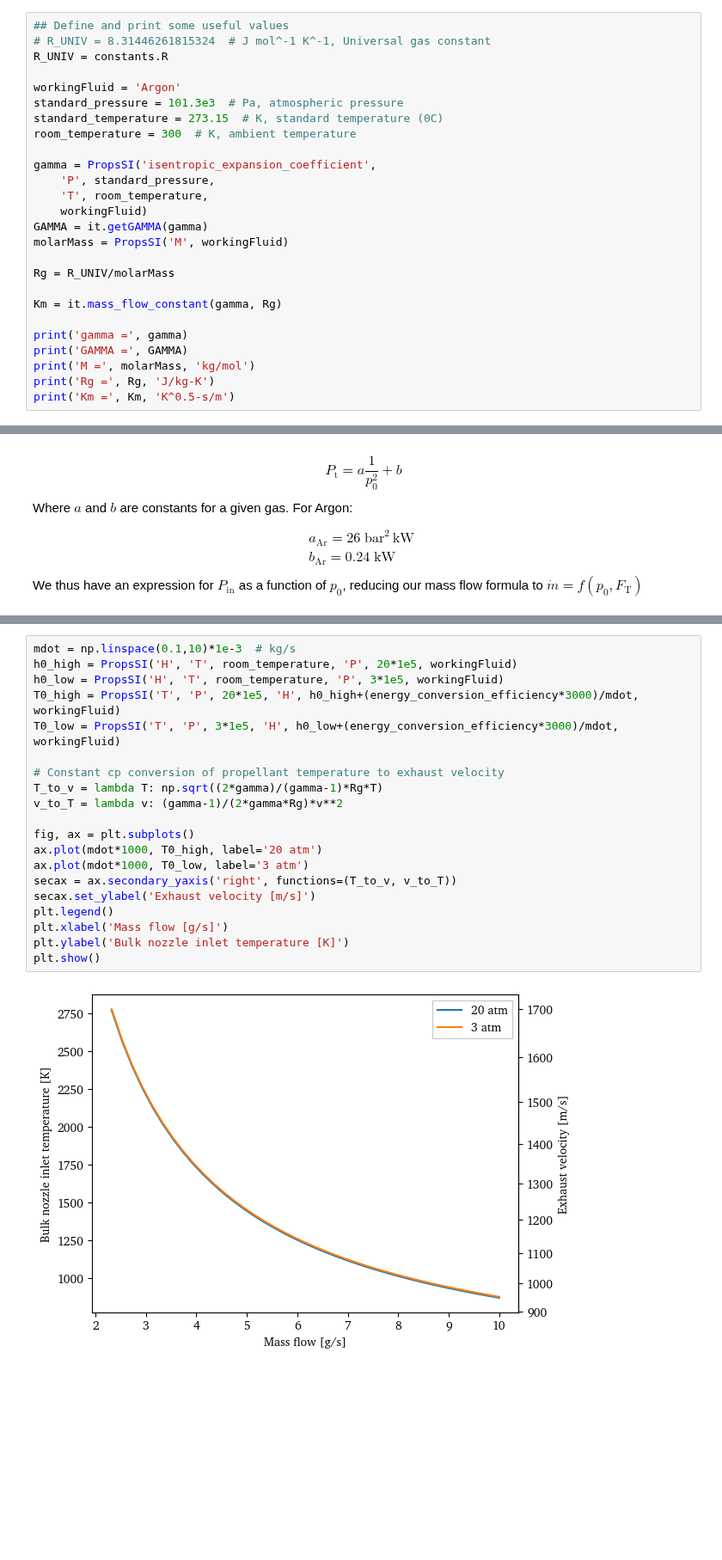
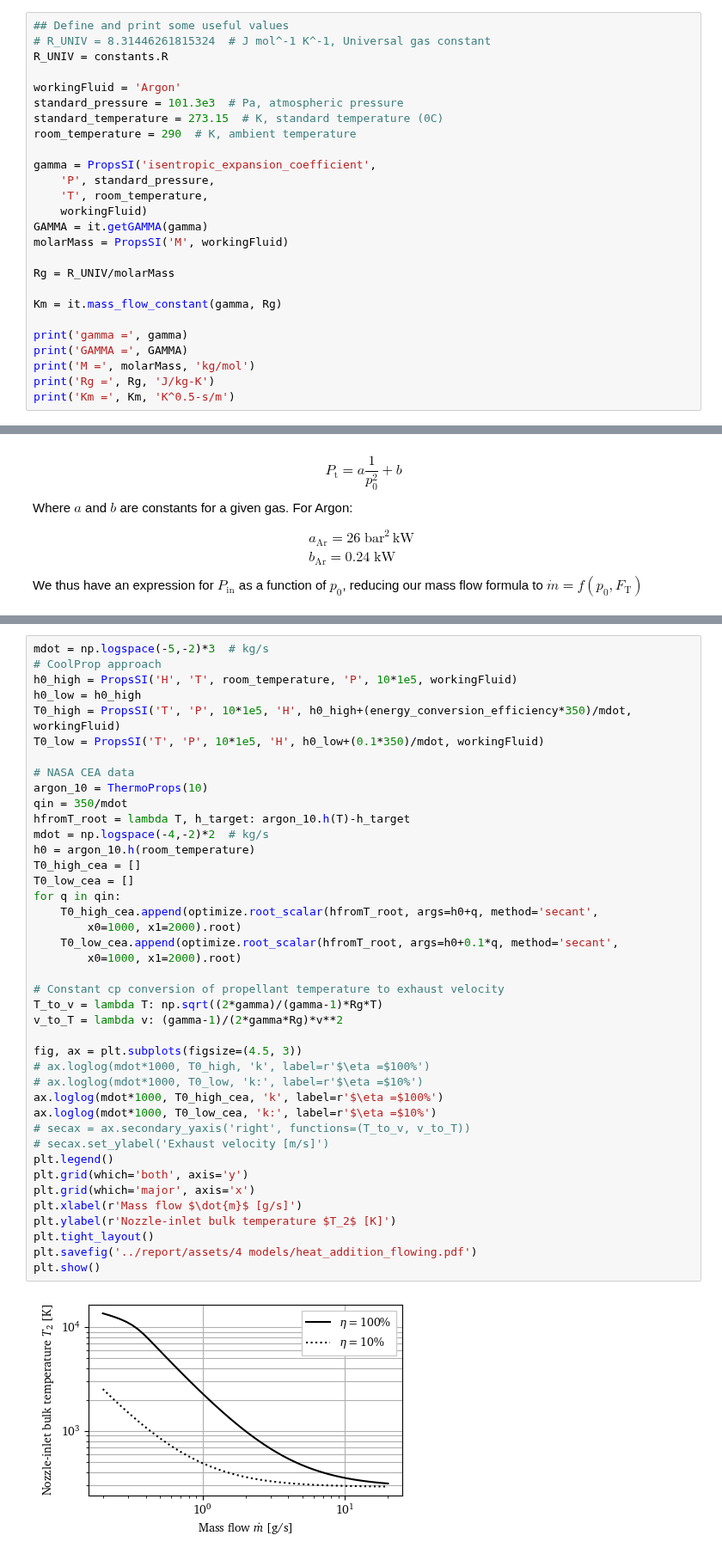
Before and after one commit to eeduplay/MScThesis, a Jupyter notebook: code/generalData.ipynb, the cells around one changed output, grey strips where cells are left out. Shown at 86% size. Drawn from its saved outputs; the diff is of its cells as text; blank space fills up the shorter version.

```diff
--- a/code/generalData.ipynb
+++ b/code/generalData.ipynb
@@ -22,7 +23,7 @@ R_UNIV = constants.R
 workingFluid = 'Argon'
 standard_pressure = 101.3e3  # Pa, atmospheric pressure
 standard_temperature = 273.15  # K, standard temperature (0C)
-room_temperature = 300  # K, ambient temperature
+room_temperature = 290  # K, ambient temperature
 
 gamma = PropsSI('isentropic_expansion_coefficient',
     'P', standard_pressure,
@@ -219,26 +220,47 @@ plt.tight_layout()
 <Figure size 640x480 with 0 Axes>
 # %%
-mdot = np.linspace(0.1,10)*1e-3  # kg/s
-h0_high = PropsSI('H', 'T', room_temperature, 'P', 20*1e5, workingFluid)
-h0_low = PropsSI('H', 'T', room_temperature, 'P', 3*1e5, workingFluid)
-T0_high = PropsSI('T', 'P', 20*1e5, 'H', h0_high+(energy_conversion_efficiency*3000)/mdot, workingFluid)
-T0_low = PropsSI('T', 'P', 3*1e5, 'H', h0_low+(energy_conversion_efficiency*3000)/mdot, workingFluid)
+mdot = np.logspace(-5,-2)*3  # kg/s
+# CoolProp approach
+h0_high = PropsSI('H', 'T', room_temperature, 'P', 10*1e5, workingFluid)
+h0_low = h0_high
+T0_high = PropsSI('T', 'P', 10*1e5, 'H', h0_high+(energy_conversion_efficiency*350)/mdot, workingFluid)
+T0_low = PropsSI('T', 'P', 10*1e5, 'H', h0_low+(0.1*350)/mdot, workingFluid)
+
+# NASA CEA data
+argon_10 = ThermoProps(10)
+qin = 350/mdot
+hfromT_root = lambda T, h_target: argon_10.h(T)-h_target
+mdot = np.logspace(-4,-2)*2  # kg/s
+h0 = argon_10.h(room_temperature)
+T0_high_cea = []
+T0_low_cea = []
+for q in qin:
+    T0_high_cea.append(optimize.root_scalar(hfromT_root, args=h0+q, method='secant',
+        x0=1000, x1=2000).root)
+    T0_low_cea.append(optimize.root_scalar(hfromT_root, args=h0+0.1*q, method='secant',
+        x0=1000, x1=2000).root)
 
 # Constant cp conversion of propellant temperature to exhaust velocity
 T_to_v = lambda T: np.sqrt((2*gamma)/(gamma-1)*Rg*T)
 v_to_T = lambda v: (gamma-1)/(2*gamma*Rg)*v**2
 
-fig, ax = plt.subplots()
-ax.plot(mdot*1000, T0_high, label='20 atm')
-ax.plot(mdot*1000, T0_low, label='3 atm')
-secax = ax.secondary_yaxis('right', functions=(T_to_v, v_to_T))
-secax.set_ylabel('Exhaust velocity [m/s]')
+fig, ax = plt.subplots(figsize=(4.5, 3))
+# ax.loglog(mdot*1000, T0_high, 'k', label=r'$\eta =$100%')
+# ax.loglog(mdot*1000, T0_low, 'k:', label=r'$\eta =$10%')
+ax.loglog(mdot*1000, T0_high_cea, 'k', label=r'$\eta =$100%')
+ax.loglog(mdot*1000, T0_low_cea, 'k:', label=r'$\eta =$10%')
+# secax = ax.secondary_yaxis('right', functions=(T_to_v, v_to_T))
+# secax.set_ylabel('Exhaust velocity [m/s]')
 plt.legend()
-plt.xlabel('Mass flow [g/s]')
-plt.ylabel('Bulk nozzle inlet temperature [K]')
+plt.grid(which='both', axis='y')
+plt.grid(which='major', axis='x')
+plt.xlabel(r'Mass flow $\dot{m}$ [g/s]')
+plt.ylabel(r'Nozzle-inlet bulk temperature $T_2$ [K]')
+plt.tight_layout()
+plt.savefig('../report/assets/4 models/heat_addition_flowing.pdf')
 plt.show()
 # %% [output]
-[figure, old version]
+[figure, new version]
 # %%
 throat_diameters = np.linspace(0, 11)  # mm
 orifices = np.array([0.01,  # Available orifice diameters on McMaster-Carr
```
Also changed, not shown: parts of 9 cells of this notebook, 28 other files.
